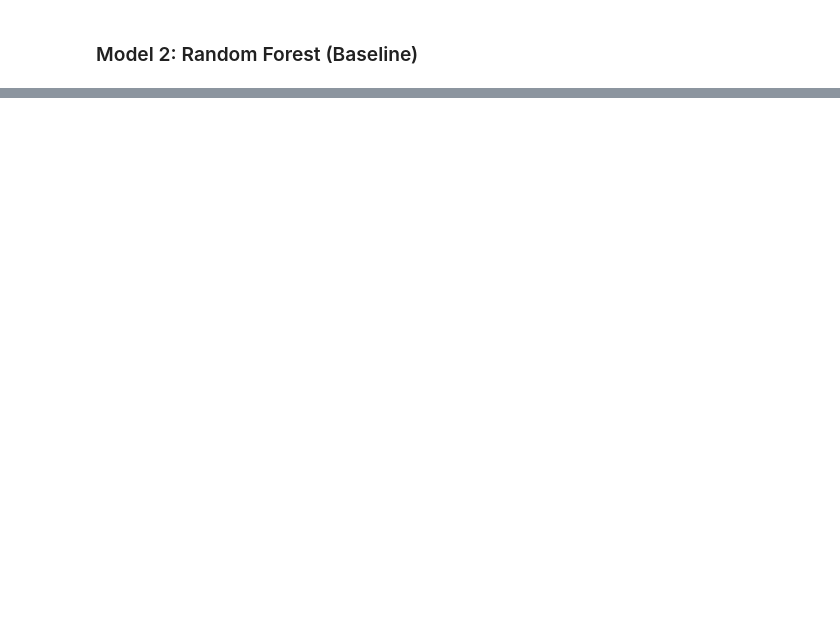
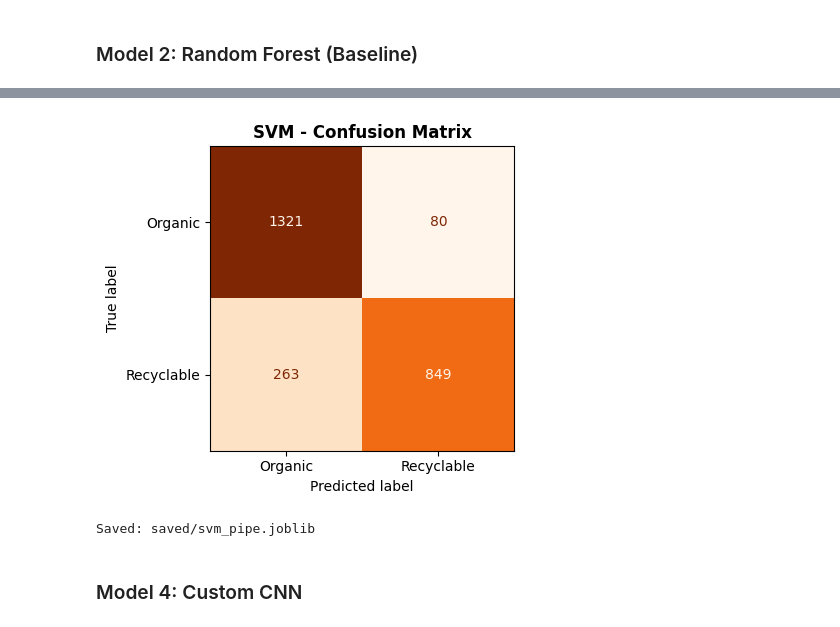
Before and after one commit to jasonk55/BinVision, a Jupyter notebook: BinVision.ipynb, the cells around one changed output, grey strips where cells are left out. Drawn from its saved outputs; the diff is of its cells as text; code cells hidden in the pictures; blank space fills up the shorter version.

```diff
--- a/BinVision.ipynb
+++ b/BinVision.ipynb
@@ -324,0 +378,29 @@ plt.show()
+# %%
+from sklearn.svm import LinearSVC
+from sklearn.preprocessing import StandardScaler
+from sklearn.decomposition import PCA
+from sklearn.pipeline import Pipeline
+from sklearn.calibration import CalibratedClassifierCV
+
+svm_pipe = Pipeline([
+    ('scaler', StandardScaler()),
+    ('pca',    PCA(n_components=300, random_state=SEED)),
+    ('clf',    CalibratedClassifierCV(LinearSVC(C=1.0, max_iter=2000, random_state=SEED))),
+])
+
+print('Training SVM...')
+svm_pipe.fit(X_train_flat, y_train_flat)
+
+y_pred_svm  = svm_pipe.predict(X_test_flat)
+y_prob_svm  = svm_pipe.predict_proba(X_test_flat)[:, 1]
+
+svm_acc     = accuracy_score(y_test_flat, y_pred_svm)
+svm_f1      = f1_score(y_test_flat, y_pred_svm)
+svm_roc_auc = roc_auc_score(y_test_flat, y_prob_svm)
+
+print('=== SVM (PCA + LinearSVC) ===')
+print(f'Accuracy:  {svm_acc:.4f}')
+print(f'F1-Score:  {svm_f1:.4f}')
+print(f'ROC-AUC:   {svm_roc_auc:.4f}')
+print()
+print(classification_report(y_test_flat, y_pred_svm, target_names=['Organic', 'Recyclable']))
@@ -324,0 +422,17 @@ plt.show()
+# %%
+fig, ax = plt.subplots(figsize=(5, 4))
+cm = confusion_matrix(y_test_flat, y_pred_svm)
+ConfusionMatrixDisplay(cm, display_labels=['Organic', 'Recyclable']).plot(ax=ax, colorbar=False, cmap='Oranges')
+ax.set_title('SVM - Confusion Matrix', fontweight='bold')
+plt.tight_layout()
+plt.savefig('cm_svm.png', dpi=150, bbox_inches='tight')
+plt.show()
+# %% [output]
+[figure, added]
+# %%
+joblib.dump(svm_pipe, 'saved/svm_pipe.joblib')
+print('Saved: saved/svm_pipe.joblib')
+# %% [output]
+Saved: saved/svm_pipe.joblib
+# %% [markdown]
+### Model 4: Custom CNN
```
Also changed, not shown: parts of 24 cells of this notebook.
